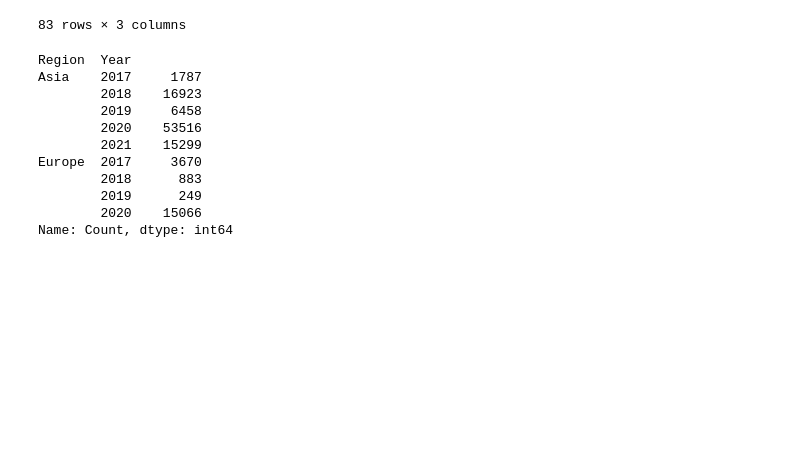
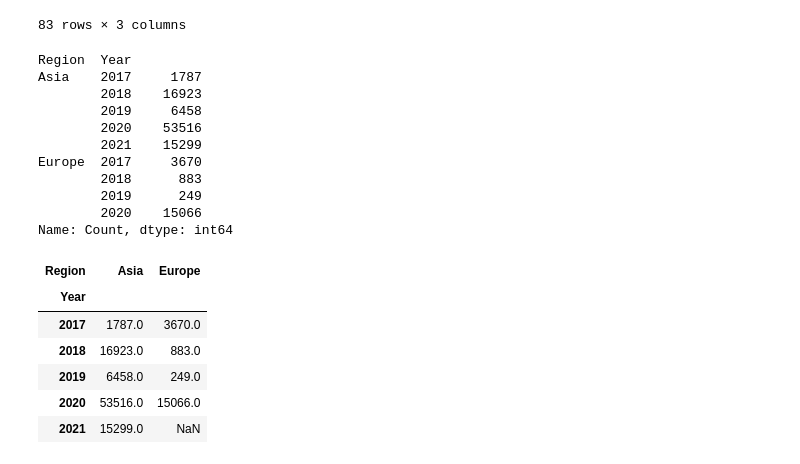
Before and after one commit to pernebay-arailym/Project_18_HOMICIDE_Analysis, a Jupyter notebook: homecide_project.ipynb, the cells around one changed output. Cells and saved outputs as stored; diff of their text form; code cells hidden in the pictures; blank space fills up the shorter version.

Commit message:
unstacked the df4

```diff
--- a/homecide_project.ipynb
+++ b/homecide_project.ipynb
@@ -282,3 +282,15 @@ Europe  2017     3670
         2019      249
         2020    15066
 Name: Count, dtype: int64
+# %%
+#need unstack it = convert to rows and columns
+df_unstacked = df4.unstack(level=0)
+df_unstacked
+# %% [output]
+| Region | Asia | Europe |
+| Year |  |  |
+| 2017 | 1787.0 | 3670.0 |
+| 2018 | 16923.0 | 883.0 |
+| 2019 | 6458.0 | 249.0 |
+| 2020 | 53516.0 | 15066.0 |
+| 2021 | 15299.0 | NaN |
```
